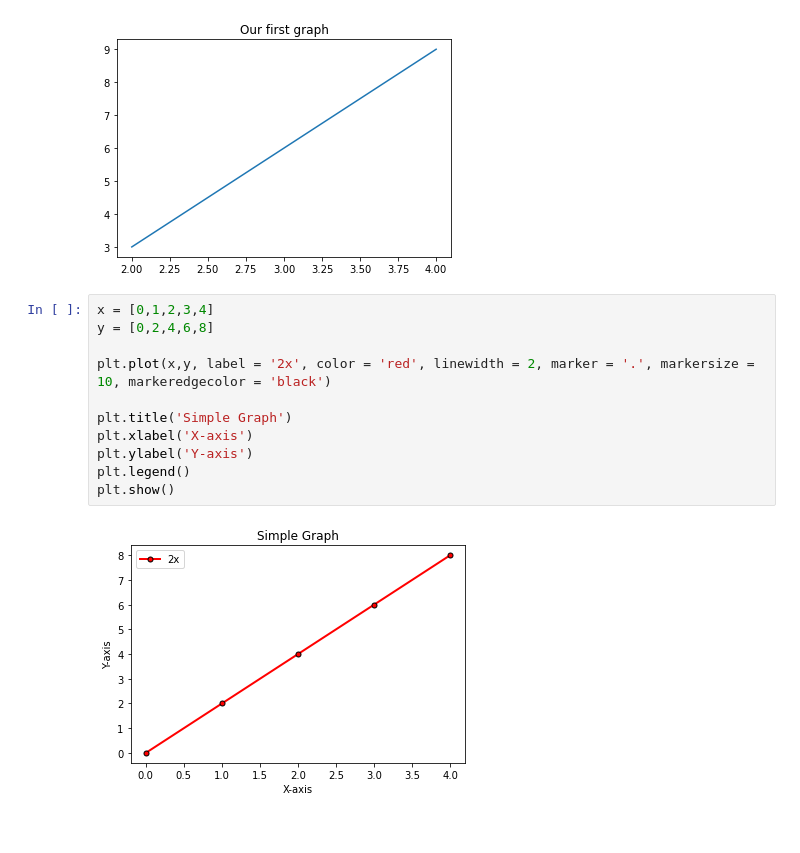
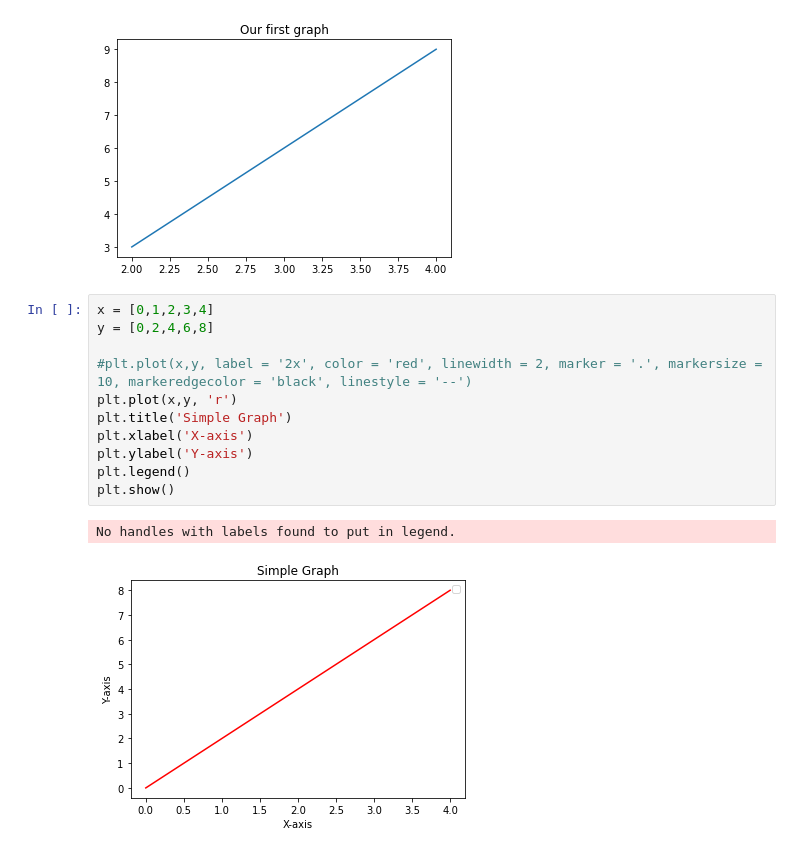
Before and after one commit to ShadmanRana/Matplotlib, a Jupyter notebook: basic_mlp.ipynb, the cells around one changed output. Saved outputs shown, nothing was run; the diff lists cells and outputs as text.

Commit message:
Use short sort cut of legend function

```diff
--- a/basic_mlp.ipynb
+++ b/basic_mlp.ipynb
@@ -20,13 +20,14 @@ plt.show()
 # %%
 x = [0,1,2,3,4]
 y = [0,2,4,6,8]
 
-plt.plot(x,y, label = '2x', color = 'red', linewidth = 2, marker = '.', markersize = 10, markeredgecolor = 'black')
-
+#plt.plot(x,y, label = '2x', color = 'red', linewidth = 2, marker = '.', markersize = 10, markeredgecolor = 'black', linestyle = '--')
+plt.plot(x,y, 'r')
 plt.title('Simple Graph')
 plt.xlabel('X-axis')
 plt.ylabel('Y-axis')
 plt.legend()
 plt.show()
 # %% [output]
+No handles with labels found to put in legend.
-[figure, old version]
+[figure, new version]
```
